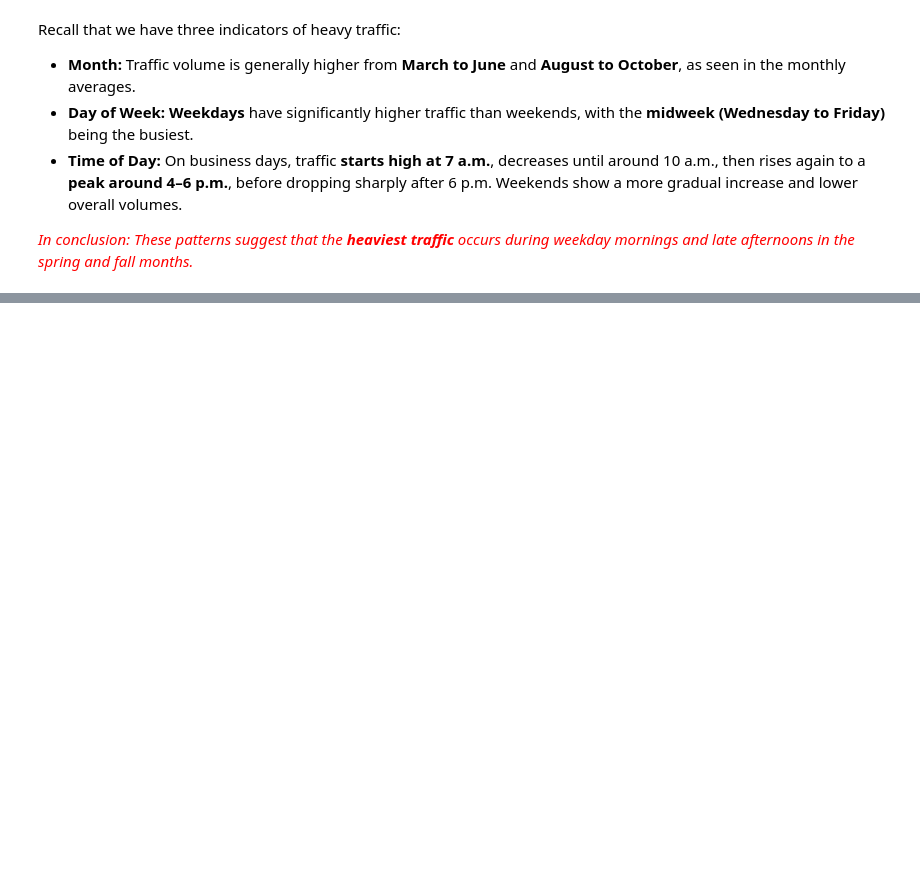
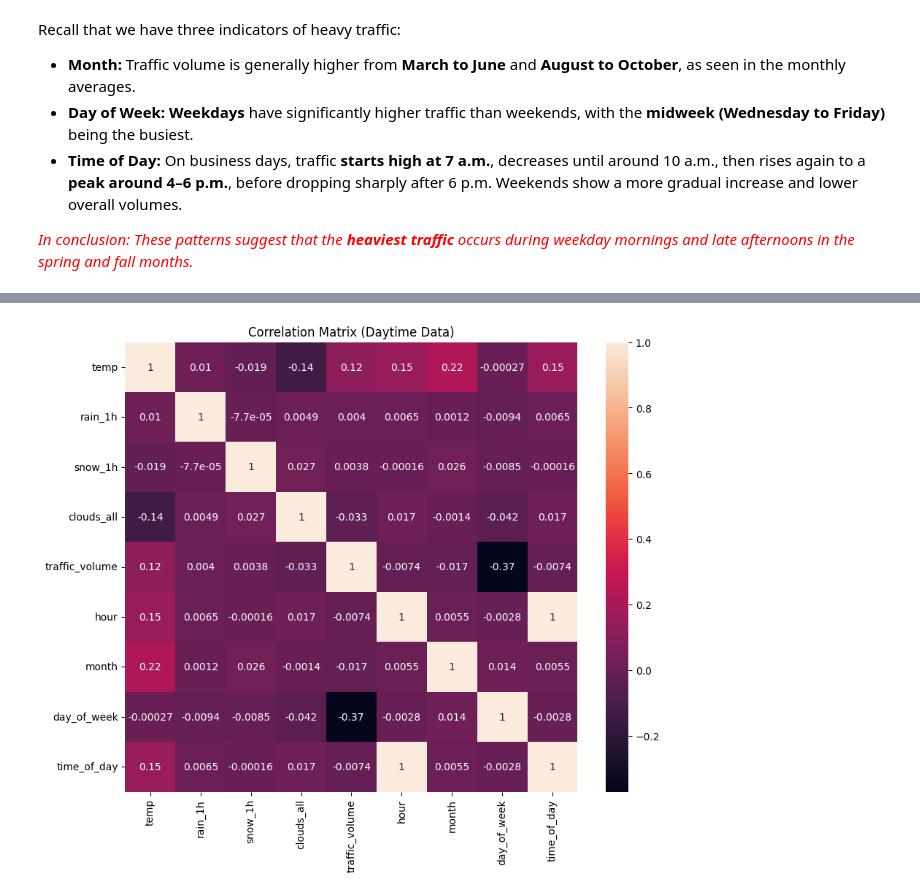
Before and after one commit to jackren0000/Finding-Heavy-Traffic-Indicators-on-I-94, a Jupyter notebook: main.ipynb, the cells around one changed output, grey strips where cells are left out. Cells and saved outputs as stored; diff of their text form; code cells hidden in the pictures; blank space fills up the shorter version.

```diff
--- a/main.ipynb
+++ b/main.ipynb
@@ -280,0 +287,12 @@ Recall that we have three indicators of heavy traffic:
+# %%
+# create the correlation matrix using only daytime data
+correlation_matrix = daytime_df.corr(numeric_only=True)
+
+# plot the correlation matrix
+import seaborn as sns
+plt.figure(figsize=(10, 8))
+sns.heatmap(correlation_matrix, annot=True)
+plt.title('Correlation Matrix (Daytime Data)')
+plt.show()
+# %% [output]
+[figure, added]
```
Also changed, not shown: parts of 6 cells of this notebook.
